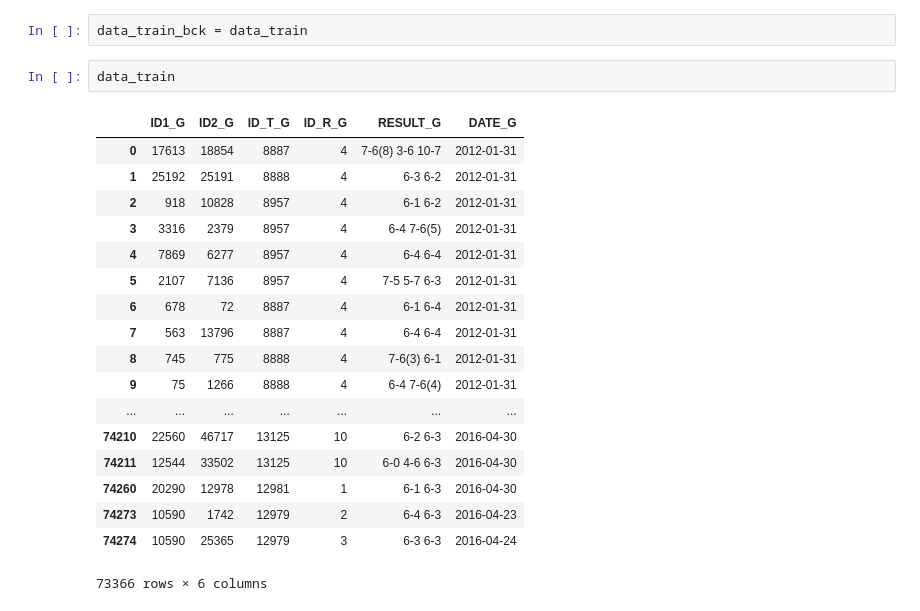
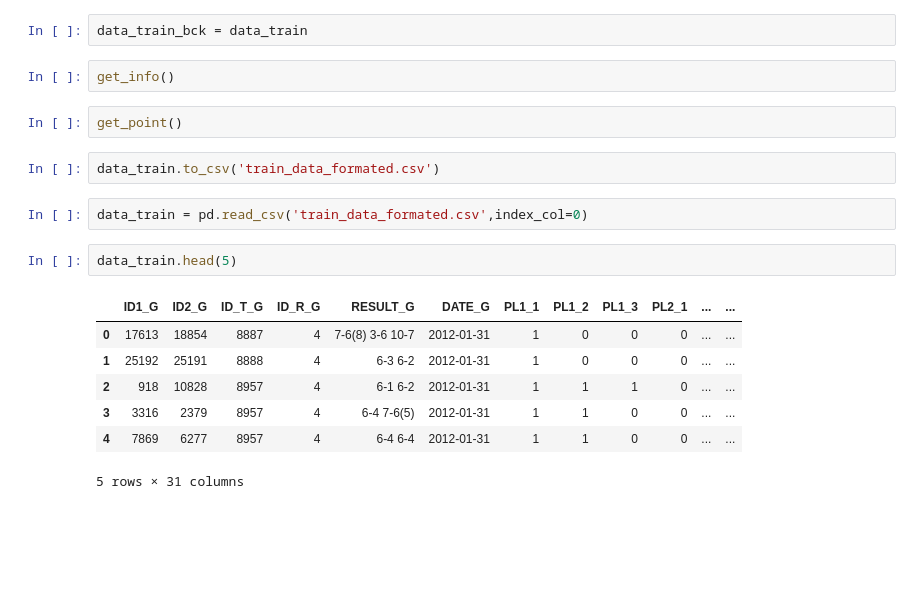
Before and after one commit to mxzgit/Sklearn-ML, a Jupyter notebook: challenge/New_cjallenge.ipynb, the cells around one changed output. Saved outputs shown, nothing was run; the diff lists cells and outputs as text; blank space fills up the shorter version.

```diff
--- a/challenge/New_cjallenge.ipynb
+++ b/challenge/New_cjallenge.ipynb
@@ -477,23 +337,20 @@ def get_point():
 # %%
 data_train_bck = data_train
+# %%
+get_info()
+# %%
+get_point()
+# %%
+data_train.to_csv('train_data_formated.csv')
+# %%
+data_train = pd.read_csv('train_data_formated.csv',index_col=0)
 # %%
-data_train
+data_train.head(5)
 # %% [output]
-|  | ID1_G | ID2_G | ID_T_G | ID_R_G | RESULT_G | DATE_G |
-| 0 | 17613 | 18854 | 8887 | 4 | 7-6(8) 3-6 10-7 | 2012-01-31 |
-| 1 | 25192 | 25191 | 8888 | 4 | 6-3 6-2 | 2012-01-31 |
-| 2 | 918 | 10828 | 8957 | 4 | 6-1 6-2 | 2012-01-31 |
-| 3 | 3316 | 2379 | 8957 | 4 | 6-4 7-6(5) | 2012-01-31 |
-| 4 | 7869 | 6277 | 8957 | 4 | 6-4 6-4 | 2012-01-31 |
-| 5 | 2107 | 7136 | 8957 | 4 | 7-5 5-7 6-3 | 2012-01-31 |
-| 6 | 678 | 72 | 8887 | 4 | 6-1 6-4 | 2012-01-31 |
-| 7 | 563 | 13796 | 8887 | 4 | 6-4 6-4 | 2012-01-31 |
-| 8 | 745 | 775 | 8888 | 4 | 7-6(3) 6-1 | 2012-01-31 |
-| 9 | 75 | 1266 | 8888 | 4 | 6-4 7-6(4) | 2012-01-31 |
-| ... | ... | ... | ... | ... | ... | ... |
-| 74210 | 22560 | 46717 | 13125 | 10 | 6-2 6-3 | 2016-04-30 |
-| 74211 | 12544 | 33502 | 13125 | 10 | 6-0 4-6 6-3 | 2016-04-30 |
-| 74260 | 20290 | 12978 | 12981 | 1 | 6-1 6-3 | 2016-04-30 |
-| 74273 | 10590 | 1742 | 12979 | 2 | 6-4 6-3 | 2016-04-23 |
-| 74274 | 10590 | 25365 | 12979 | 3 | 6-3 6-3 | 2016-04-24 |
+|  | ID1_G | ID2_G | ID_T_G | ID_R_G | RESULT_G | DATE_G | PL1_1 | PL1_2 | PL1_3 | PL2_1 | ... | ... |
+| 0 | 17613 | 18854 | 8887 | 4 | 7-6(8) 3-6 10-7 | 2012-01-31 | 1 | 0 | 0 | 0 | ... | ... |
+| 1 | 25192 | 25191 | 8888 | 4 | 6-3 6-2 | 2012-01-31 | 1 | 0 | 0 | 0 | ... | ... |
+| 2 | 918 | 10828 | 8957 | 4 | 6-1 6-2 | 2012-01-31 | 1 | 1 | 1 | 0 | ... | ... |
+| 3 | 3316 | 2379 | 8957 | 4 | 6-4 7-6(5) | 2012-01-31 | 1 | 1 | 0 | 0 | ... | ... |
+| 4 | 7869 | 6277 | 8957 | 4 | 6-4 6-4 | 2012-01-31 | 1 | 1 | 0 | 0 | ... | ... |
-73366 rows × 6 columns
+5 rows × 31 columns
```
Also changed, not shown: parts of 50 cells of this notebook, 6 other files.
